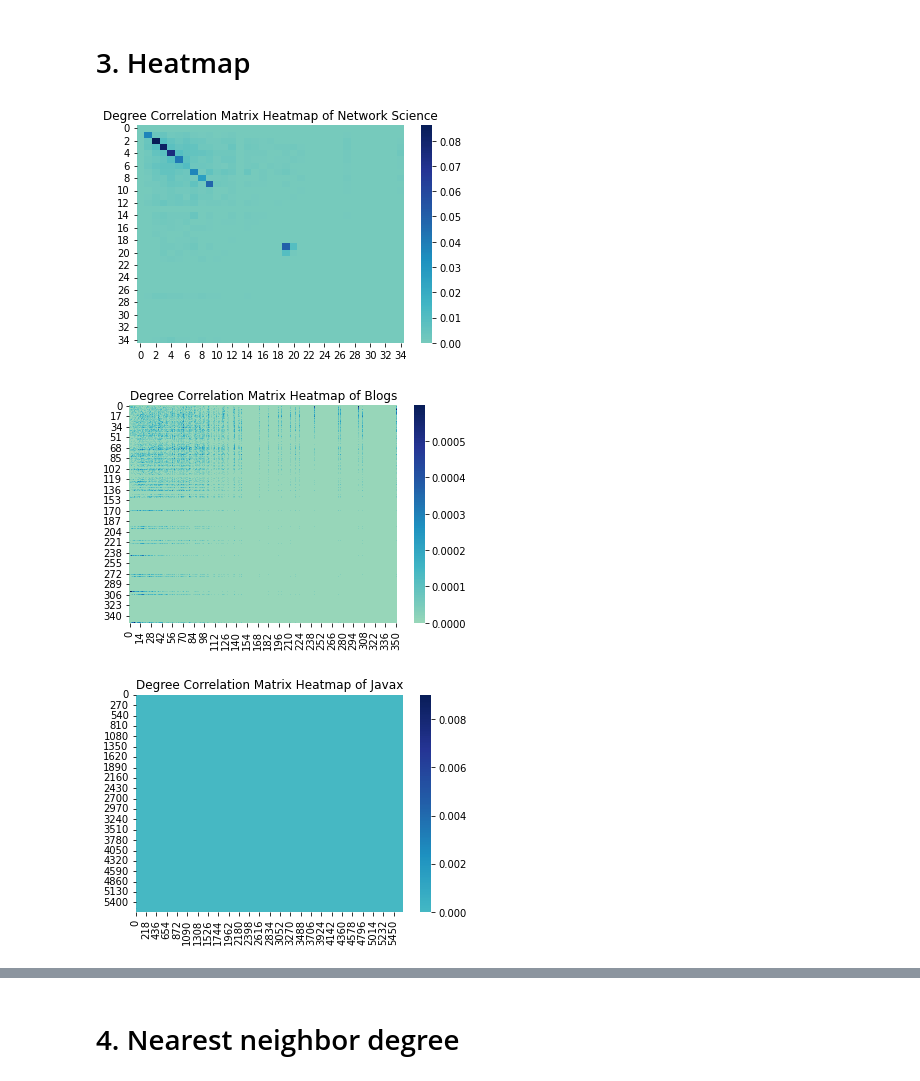
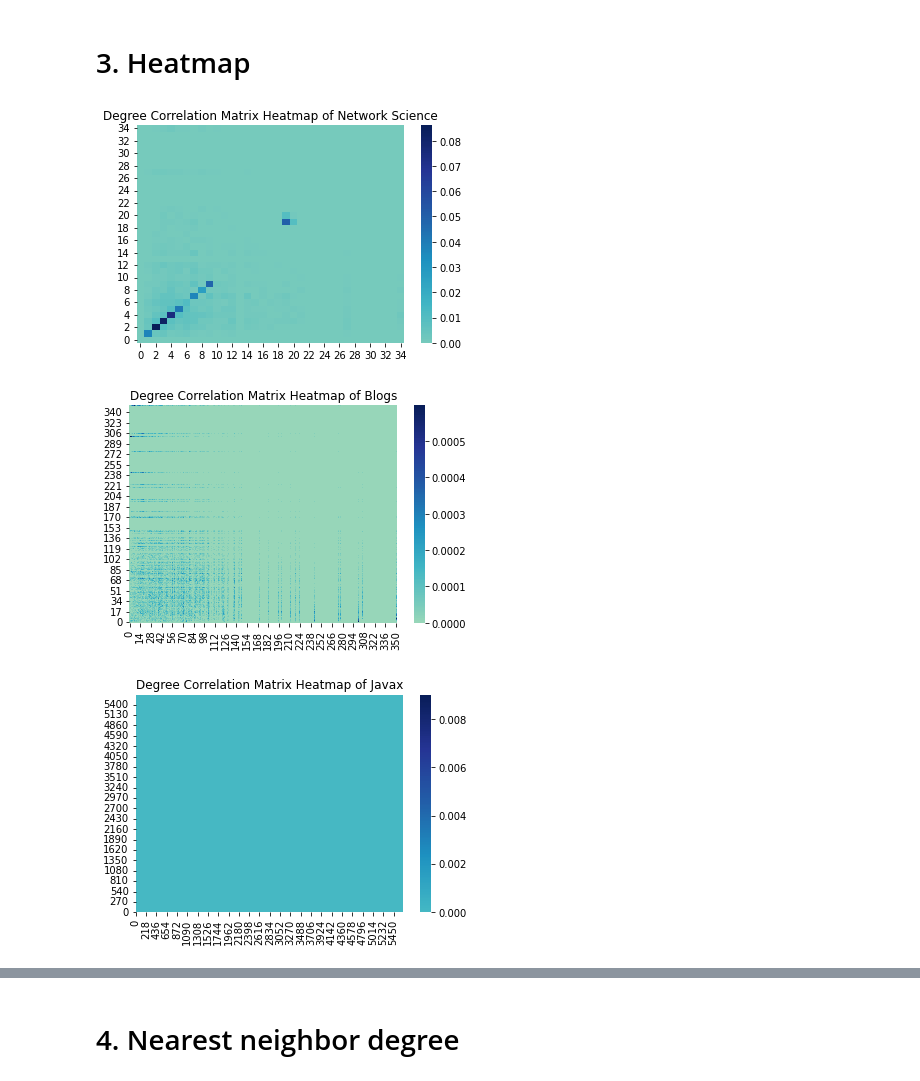
Before and after one commit to fidsusj/CNA_assignments, a Jupyter notebook: 7/code/problem_1.ipynb, the cells around one changed output, grey strips where cells are left out. Cells and saved outputs as stored; diff of their text form; code cells hidden in the pictures.

```diff
--- a/7/code/problem_1.ipynb
+++ b/7/code/problem_1.ipynb
@@ -112,19 +118,22 @@ deg_corr_mat_javax_absolute, deg_corr_mat_javax = calculate_degree_correlation_m
 # 3. Heatmap
 # %%
 ax = sns.heatmap(deg_corr_mat_network_science, cmap="YlGnBu", center=0.015)
+ax.invert_yaxis()
 plt.title("Degree Correlation Matrix Heatmap of Network Science")
 plt.show()
 # %% [output]
-[figure, old version]
+[figure, new version]
 # %%
 ax = sns.heatmap(deg_corr_mat_blogs, cmap="YlGnBu", center=0.00015)
+ax.invert_yaxis()
 plt.title("Degree Correlation Matrix Heatmap of Blogs")
 plt.show()
 # %% [output]
-[figure, old version]
+[figure, new version]
 # %%
 ax = sns.heatmap(deg_corr_mat_javax, cmap="YlGnBu", center=0.00015)
+ax.invert_yaxis()
 plt.title("Degree Correlation Matrix Heatmap of Javax")
 plt.show()
 # %% [output]
-[figure, old version]
+[figure, new version]
```
Also changed, not shown: parts of 9 cells of this notebook.
